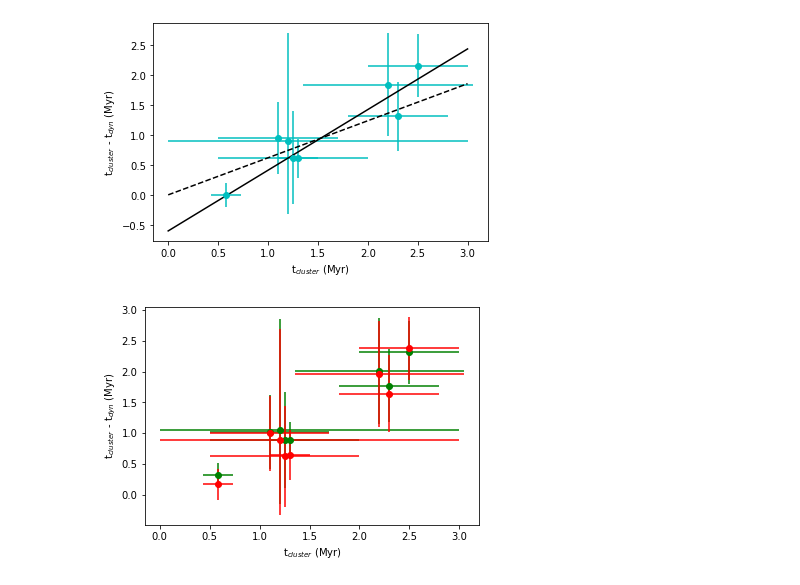
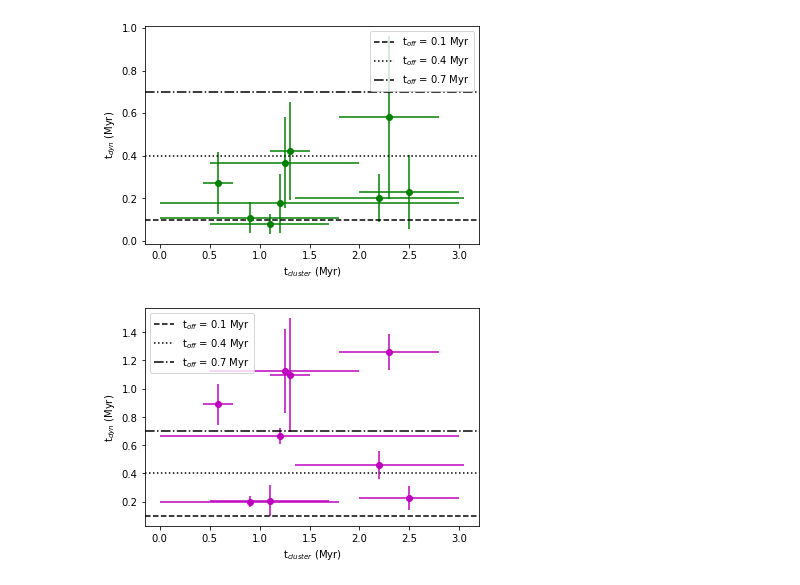
Before and after one commit to lmlb-astro/timescale-CII-, a Jupyter notebook: calculateSizeAndTimescaleOfTheRegion.ipynb, the cells around one changed output. Drawn from its saved outputs; the diff is of its cells as text; code cells hidden in the pictures.

```diff
--- a/calculateSizeAndTimescaleOfTheRegion.ipynb
+++ b/calculateSizeAndTimescaleOfTheRegion.ipynb
@@ -1 +15,19 @@
+# %%
+## input for the random sampling
+min_intensity = 100. ## based on the PDR Toolbox, imposes a minimal FUV field of G0~10^3
+sampleSize = 10000
+corrFactSize = 2. ## Correction factor based on physical size test with random sampling of a ring
+
+## input for the radial cuts through the observational maps
+dtheta = 15. ## in degrees
+numCuts = int(180./dtheta + 0.5)
+margin_for_cut = 3.
+save_cuts_maps = False
+save_cuts_profiles = False
+
+## Input to extract the M42 region of interest from the Orion A map
+x1_M42 = 260
+x2_M42 = 260+720
+y1_M42 = 20
+y2_M42 = 20+640
 # %%
@@ -707,23 +453,32 @@ plt.show()
 # %%
-plt.errorbar(clusterAgeList,altAgeDiffList,xerr=[clusterAgeListMin,clusterAgeListMax], yerr=[altAgeDiffListMin,altAgeDiffListMax], fmt='o',color='c')
-plt.ylabel('t$_{cluster}$ - t$_{dyn}$ (Myr)')
+plt.errorbar(clusterAgeList,dynAgeList_MC,xerr=[clusterAgeListMin,clusterAgeListMax], yerr=[dynAgeErrListMin_MC,dynAgeErrListMax_MC], fmt='o',color='g')
+
+plt.ylabel('t$_{dyn}$ (Myr)')
 plt.xlabel('t$_{cluster}$ (Myr)')
-plt.plot(x1a,y1a,'k-')
-plt.plot(x1a_no,y1a_no,'k--')
 
-#plt.legend()
-#plt.savefig('test.pdf',dpi=300)
+plt.axhline(y=0.1,color='k',linestyle = '--',label='t$_{off}$ = 0.1 Myr')
+plt.axhline(y=0.4,color='k',linestyle = ':',label='t$_{off}$ = 0.4 Myr')
+plt.axhline(y=0.7,color='k',linestyle = '-.',label='t$_{off}$ = 0.7 Myr')
+
+plt.legend()
+
+#plt.savefig('test_2.pdf',dpi=300)
 plt.show()
 # %% [output]
-[figure, old version]
+[figure, new version]
 # %%
-plt.errorbar(clusterAgeList,ageDiffList,xerr=[clusterAgeListMin,clusterAgeListMax], yerr=[ageDiffListMin,ageDiffListMax], fmt='o',color='g')
-plt.errorbar(clusterAgeList,ageDiffListFWHM,xerr=[clusterAgeListMin,clusterAgeListMax], yerr=[ageDiffListFWHMMin,ageDiffListFWHMMax], fmt='o',color='r')
-plt.ylabel('t$_{cluster}$ - t$_{dyn}$ (Myr)')
+plt.errorbar(clusterAgeList,altDynAgeListFWHM,xerr=[clusterAgeListMin,clusterAgeListMax], yerr=[altDynAgeErrListFWHMMin,altDynAgeErrListFWHMMax], fmt='o',color='m')
+
+plt.ylabel('t$_{dyn}$ (Myr)')
 plt.xlabel('t$_{cluster}$ (Myr)')
 
-#plt.legend()
-#plt.savefig('test.pdf',dpi=300)
+plt.axhline(y=0.1,color='k',linestyle = '--',label='t$_{off}$ = 0.1 Myr')
+plt.axhline(y=0.4,color='k',linestyle = ':',label='t$_{off}$ = 0.4 Myr')
+plt.axhline(y=0.7,color='k',linestyle = '-.',label='t$_{off}$ = 0.7 Myr')
+
+plt.legend()
+
+#plt.savefig('test_2.pdf',dpi=300)
 plt.show()
 # %% [output]
-[figure, old version]
+[figure, new version]
```
Also changed, not shown: parts of 37 cells of this notebook, 1 other file.
